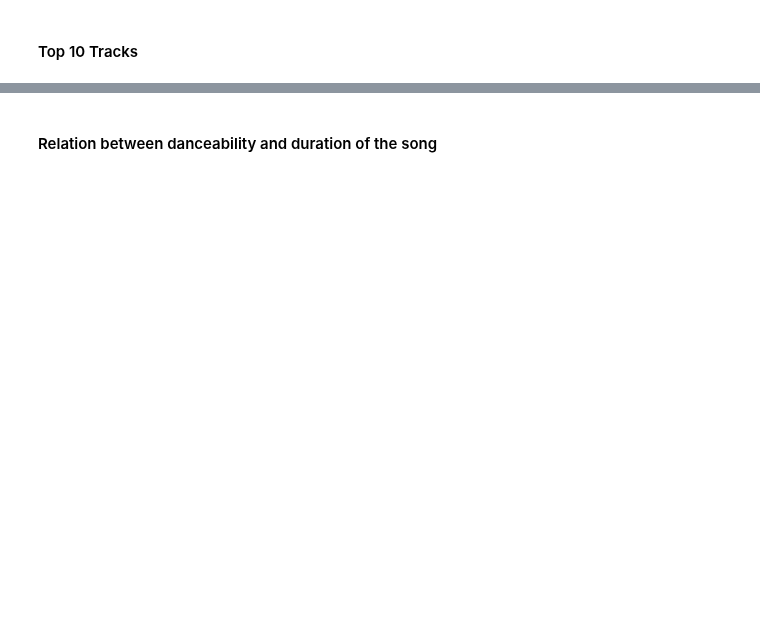
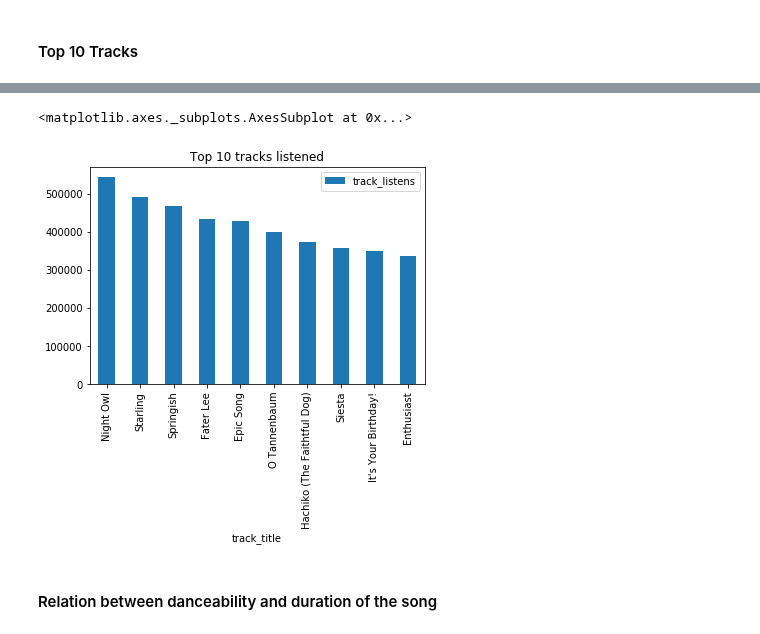
Before and after one commit to AndresMontero/Project, a Jupyter notebook: songs.ipynb, the cells around one changed output, grey strips where cells are left out. Saved outputs shown, nothing was run; the diff lists cells and outputs as text; code cells hidden in the pictures; blank space fills up the shorter version.

```diff
--- a/songs.ipynb
+++ b/songs.ipynb
@@ -415,13 +516,16 @@ plt.xticks(rotation=45)
 # %%
-
 # albums_top10.plot(x='album_title', kind='bar', title="Top 10 Albums")
 # plt.grid()
 # plt.figure(figsize=(15, 8))
 # plt.title("Top 10 tracks listened")
 # plt.grid()
 # ax = sns.barplot(x='track_title', y= 'track_listens',
 #                  data=tracks_top10)
-tracks_top10.plot(x='track_title', kind='bar', title='Top 10 tracks listened')
+tracks_top10.plot(x='track_title', kind='bar',
+                  title='Top 10 tracks listened')
+# %% [output]
+<matplotlib.axes._subplots.AxesSubplot at 0x...>
+[figure, added]
 # %% [markdown]
 #### Relation between danceability and duration of the song
 # %%
```
Also changed, not shown: parts of 33 cells of this notebook.
